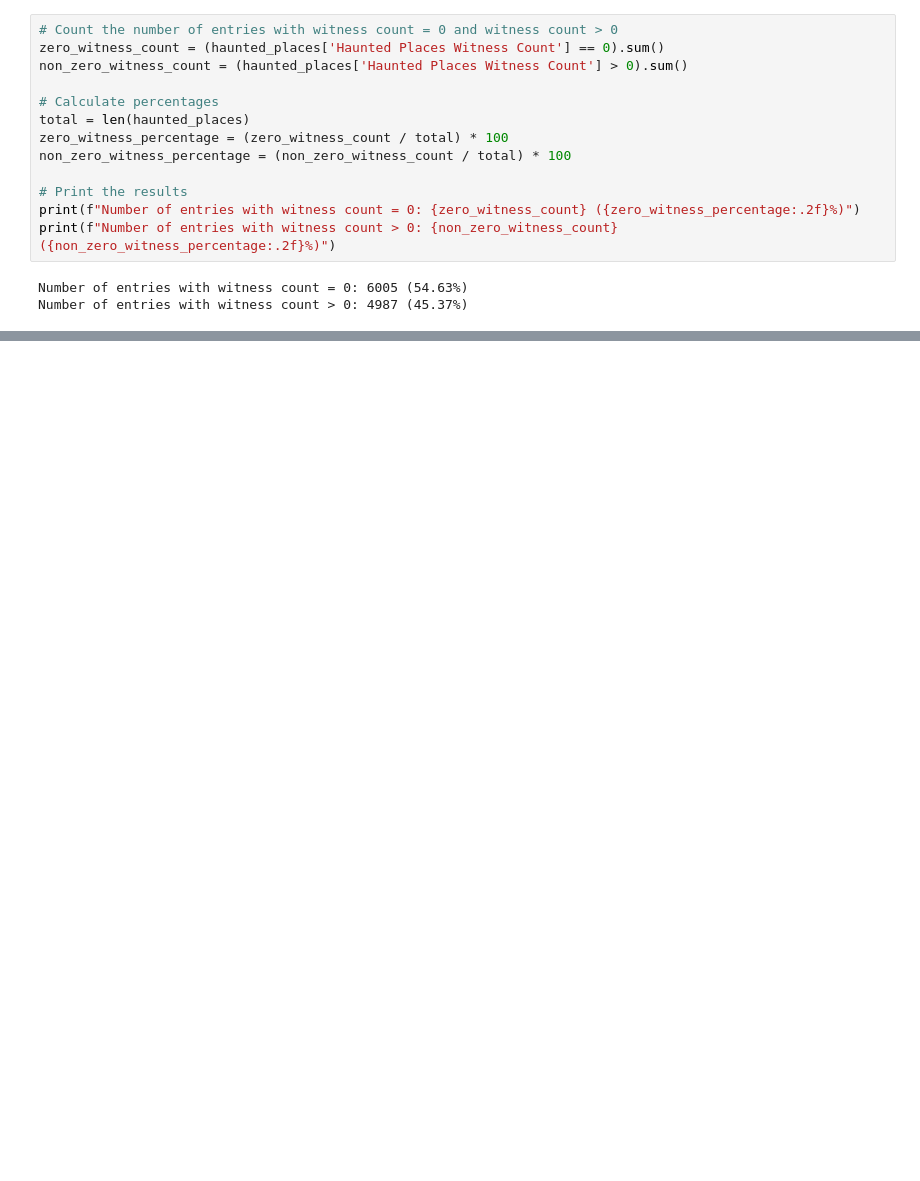
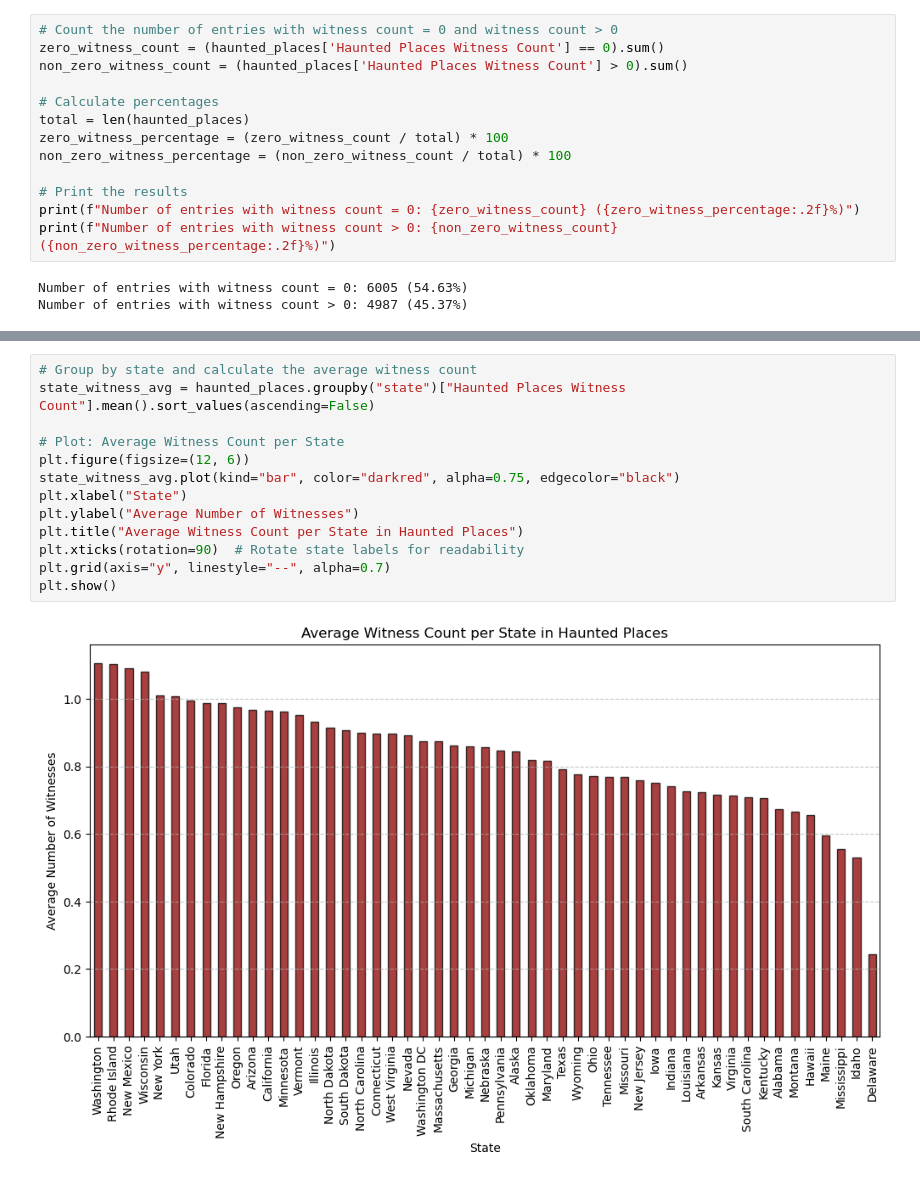
Before and after one commit to maggie-changg/dsci550-assignment1, a Jupyter notebook: source code/Task 4d.ipynb, the cells around one changed output, grey strips where cells are left out. Saved outputs shown, nothing was run; the diff lists cells and outputs as text; blank space fills up the shorter version.

```diff
--- a/source code/Task 4d.ipynb
+++ b/source code/Task 4d.ipynb
@@ -63,0 +125,15 @@ haunted_places.to_csv("../data/haunted_places.tsv", sep='\t', index=False)
+# %%
+# Group by state and calculate the average witness count
+state_witness_avg = haunted_places.groupby("state")["Haunted Places Witness Count"].mean().sort_values(ascending=False)
+
+# Plot: Average Witness Count per State
+plt.figure(figsize=(12, 6))
+state_witness_avg.plot(kind="bar", color="darkred", alpha=0.75, edgecolor="black")
+plt.xlabel("State")
+plt.ylabel("Average Number of Witnesses")
+plt.title("Average Witness Count per State in Haunted Places")
+plt.xticks(rotation=90)  # Rotate state labels for readability
+plt.grid(axis="y", linestyle="--", alpha=0.7)
+plt.show()
+# %% [output]
+[figure, added]
```
Also changed, not shown: parts of 7 cells of this notebook, 9 other files.
